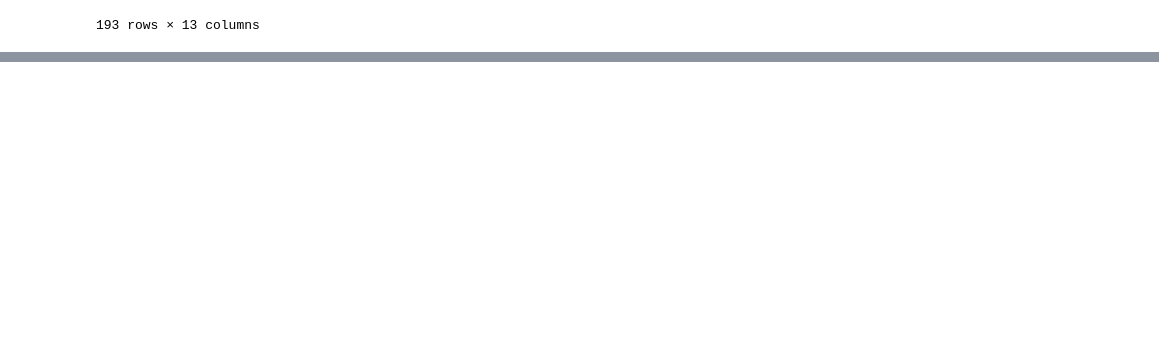
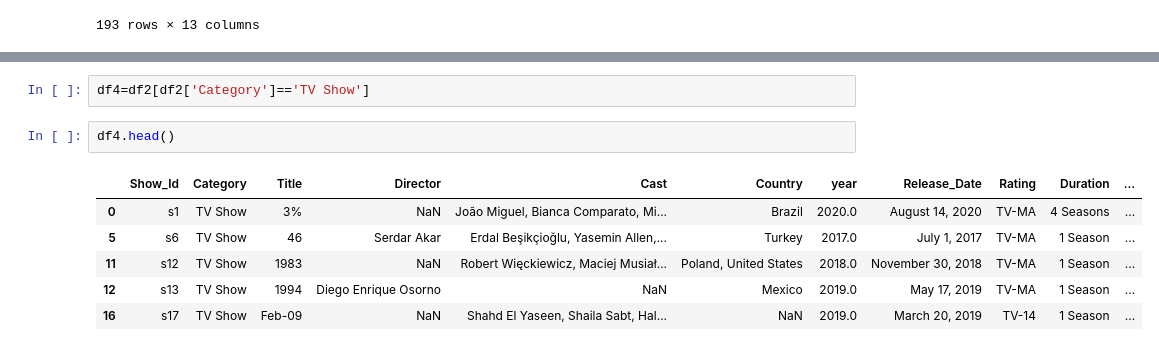
Before and after one commit to Satyam018/Dataanalysis, a Jupyter notebook: netflixdataanalysis/Netflix_datasets.ipynb, the cells around one changed output, grey strips where cells are left out. Saved outputs shown, nothing was run; the diff lists cells and outputs as text; blank space fills up the shorter version.

```diff
--- a/netflixdataanalysis/Netflix_datasets.ipynb
+++ b/netflixdataanalysis/Netflix_datasets.ipynb
@@ -244,0 +358,11 @@ df2[(df2['Category']=='Movie')&((df2['Type']=='Comedy')|(df2['Country']=='United
+# %%
+df4=df2[df2['Category']=='TV Show']
+# %%
+df4.head()
+# %% [output]
+|  | Show_Id | Category | Title | Director | Cast | Country | year | Release_Date | Rating | Duration | ... |
+| 0 | s1 | TV Show | 3% | NaN | João Miguel, Bianca Comparato, Mi... | Brazil | 2020.0 | August 14, 2020 | TV-MA | 4 Seasons | ... |
+| 5 | s6 | TV Show | 46 | Serdar Akar | Erdal Beşikçioğlu, Yasemin Allen,... | Turkey | 2017.0 | July 1, 2017 | TV-MA | 1 Season | ... |
+| 11 | s12 | TV Show | 1983 | NaN | Robert Więckiewicz, Maciej Musiał... | Poland, United States | 2018.0 | November 30, 2018 | TV-MA | 1 Season | ... |
+| 12 | s13 | TV Show | 1994 | Diego Enrique Osorno | NaN | Mexico | 2019.0 | May 17, 2019 | TV-MA | 1 Season | ... |
+| 16 | s17 | TV Show | Feb-09 | NaN | Shahd El Yaseen, Shaila Sabt, Hal... | NaN | 2019.0 | March 20, 2019 | TV-14 | 1 Season | ... |
```
Also changed, not shown: parts of 17 cells of this notebook.
